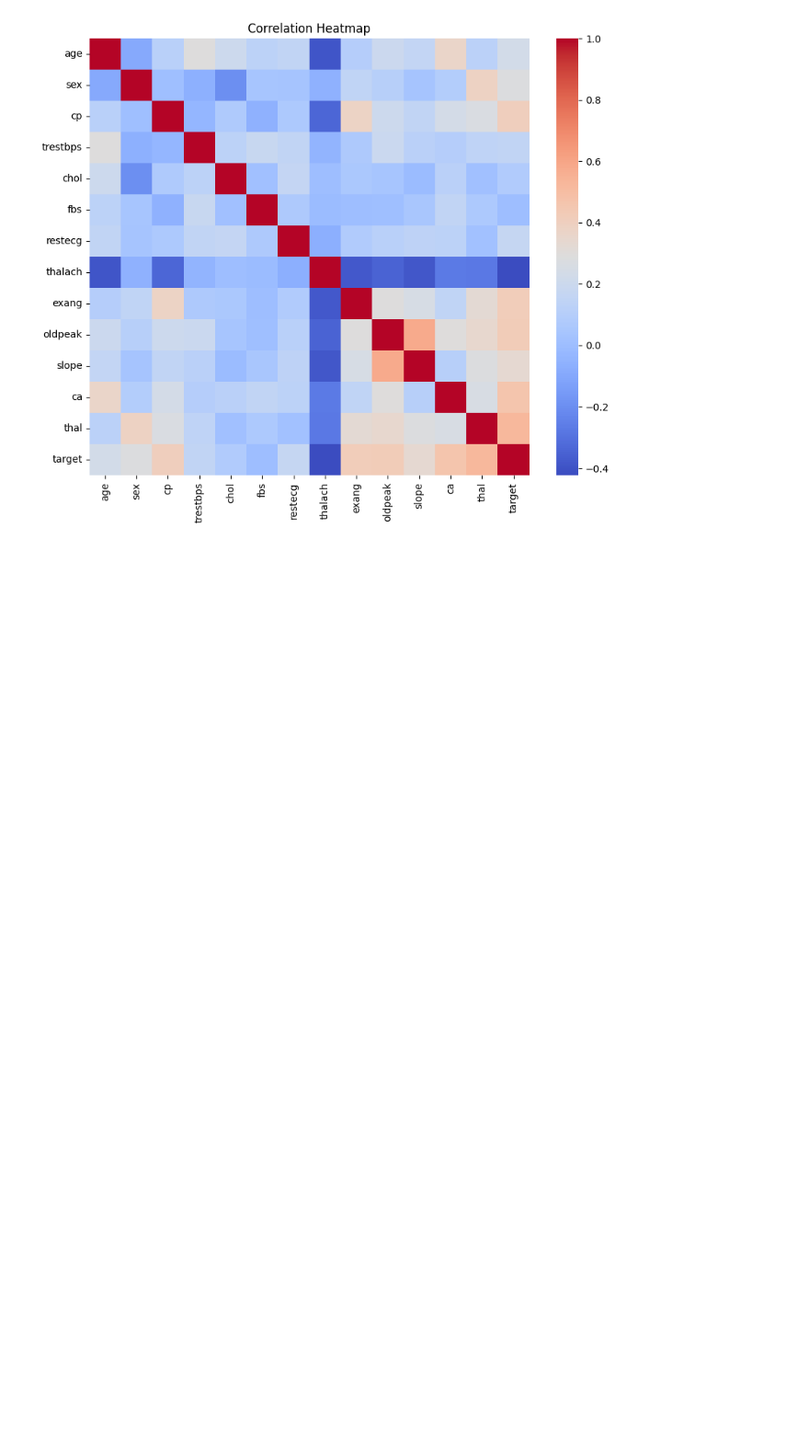
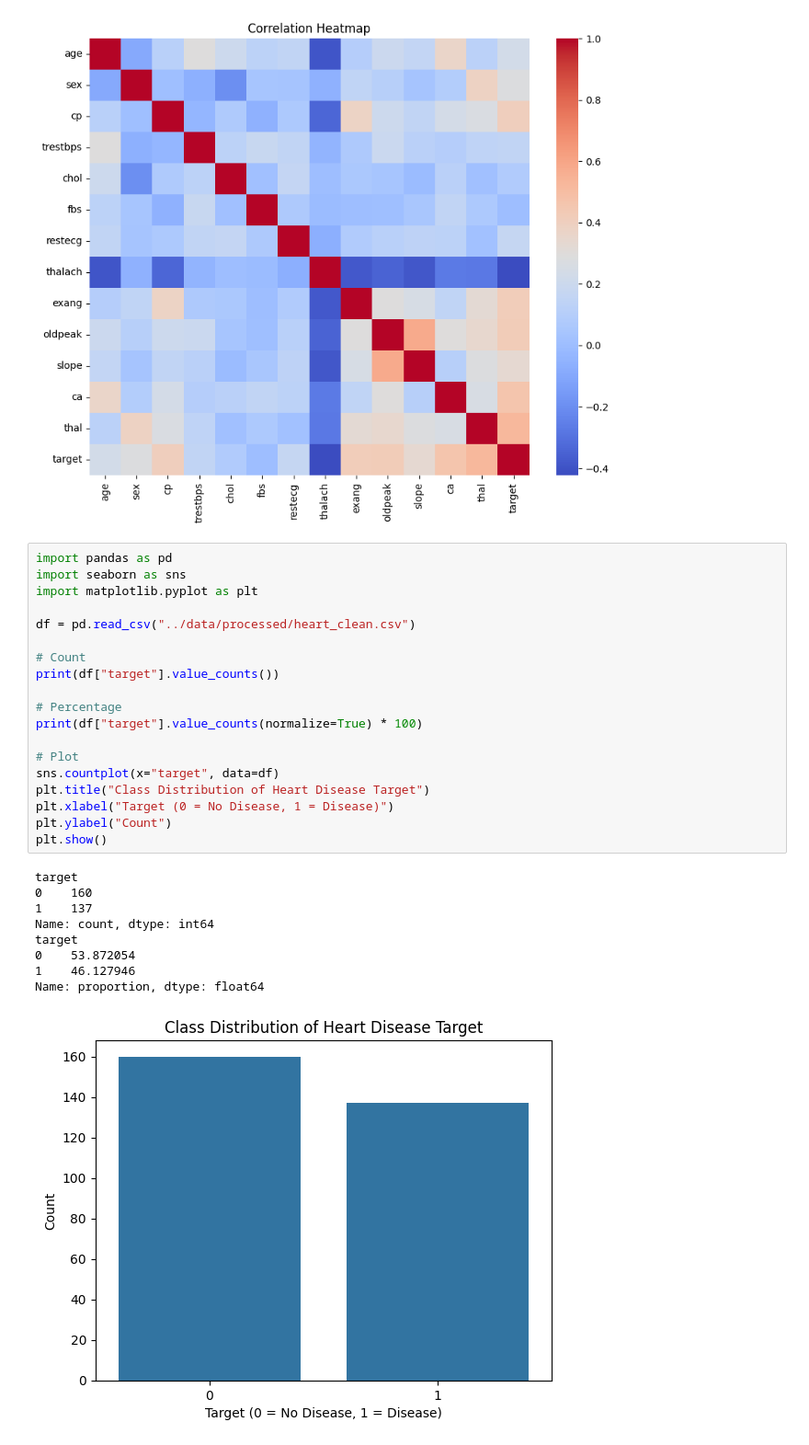
Before and after one commit to prasadbishnu09/heart-disease-mlops, a Jupyter notebook: notebooks/01_eda.ipynb, the cells around one changed output. Shown at 92% size. Saved outputs shown, nothing was run; the diff lists cells and outputs as text; blank space fills up the shorter version.

```diff
--- a/notebooks/01_eda.ipynb
+++ b/notebooks/01_eda.ipynb
@@ -25,3 +25,32 @@ plt.title("Correlation Heatmap")
 plt.show()
 # %% [output]
 [figure]
+# %%
+import pandas as pd
+import seaborn as sns
+import matplotlib.pyplot as plt
+
+df = pd.read_csv("../data/processed/heart_clean.csv")
+
+# Count
+print(df["target"].value_counts())
+
+# Percentage
+print(df["target"].value_counts(normalize=True) * 100)
+
+# Plot
+sns.countplot(x="target", data=df)
+plt.title("Class Distribution of Heart Disease Target")
+plt.xlabel("Target (0 = No Disease, 1 = Disease)")
+plt.ylabel("Count")
+plt.show()
+# %% [output]
+target
+0    160
+1    137
+Name: count, dtype: int64
+target
+0    53.872054
+1    46.127946
+Name: proportion, dtype: float64
+[figure, added]
```
Also changed, not shown: 2 other files.
